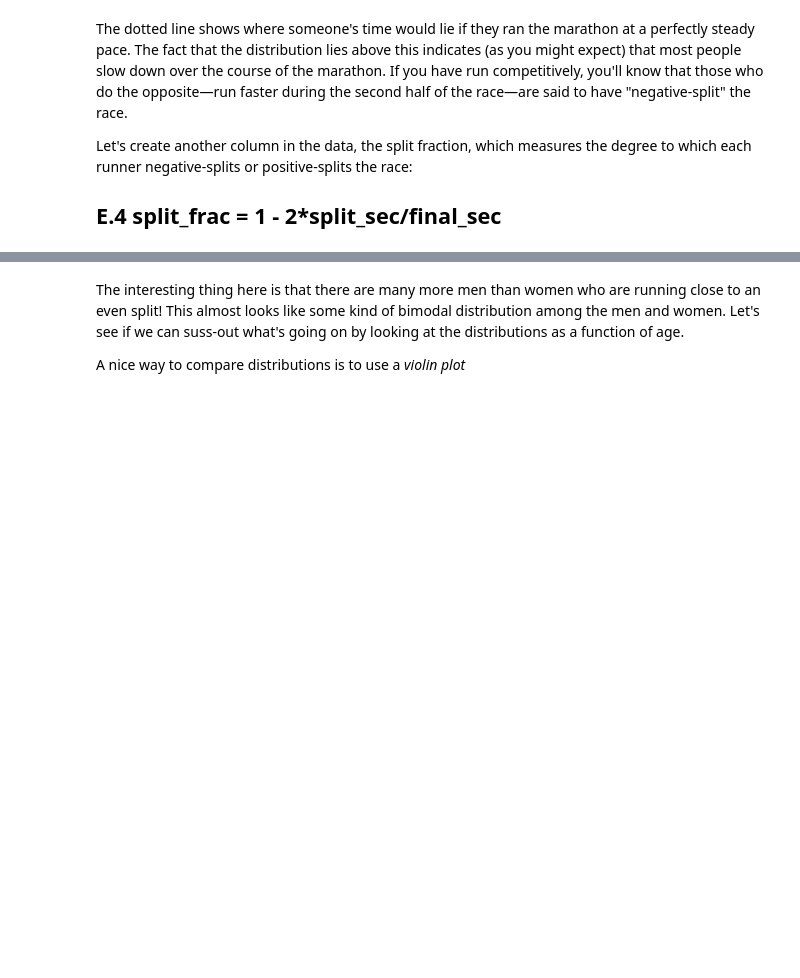
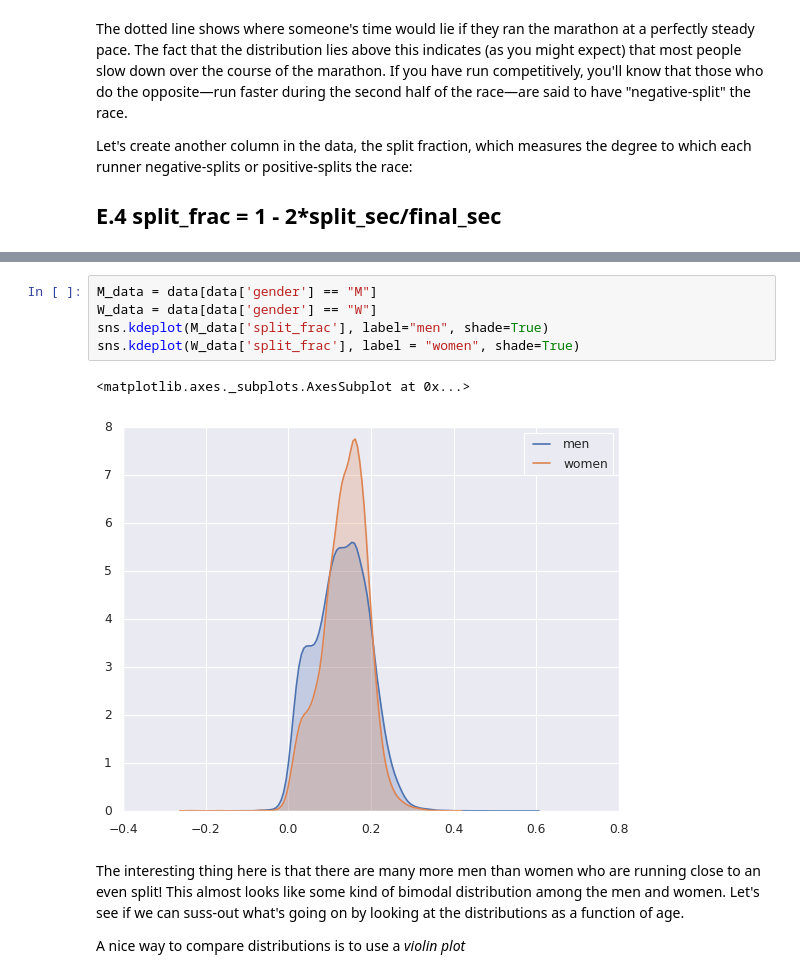
Before and after one commit to amandeep0/gec, a Jupyter notebook: session_2.ipynb, the cells around one changed output, grey strips where cells are left out. Saved outputs shown, nothing was run; the diff lists cells and outputs as text; blank space fills up the shorter version.

```diff
--- a/session_2.ipynb
+++ b/session_2.ipynb
@@ -136,3 +214,11 @@ The difference between men and women here is interesting. Let's look at the hist
+# %%
+M_data = data[data['gender'] == "M"]
+W_data = data[data['gender'] == "W"]
+sns.kdeplot(M_data['split_frac'], label="men", shade=True)
+sns.kdeplot(W_data['split_frac'], label = "women", shade=True)
+# %% [output]
+<matplotlib.axes._subplots.AxesSubplot at 0x...>
+[figure, added]
 # %% [markdown]
 The interesting thing here is that there are many more men than women who are running close to an even split!
 This almost looks like some kind of bimodal distribution among the men and women. Let's see if we can suss-out what's going on by looking at the distributions as a function of age.
```
Also changed, not shown: parts of 35 cells of this notebook.
